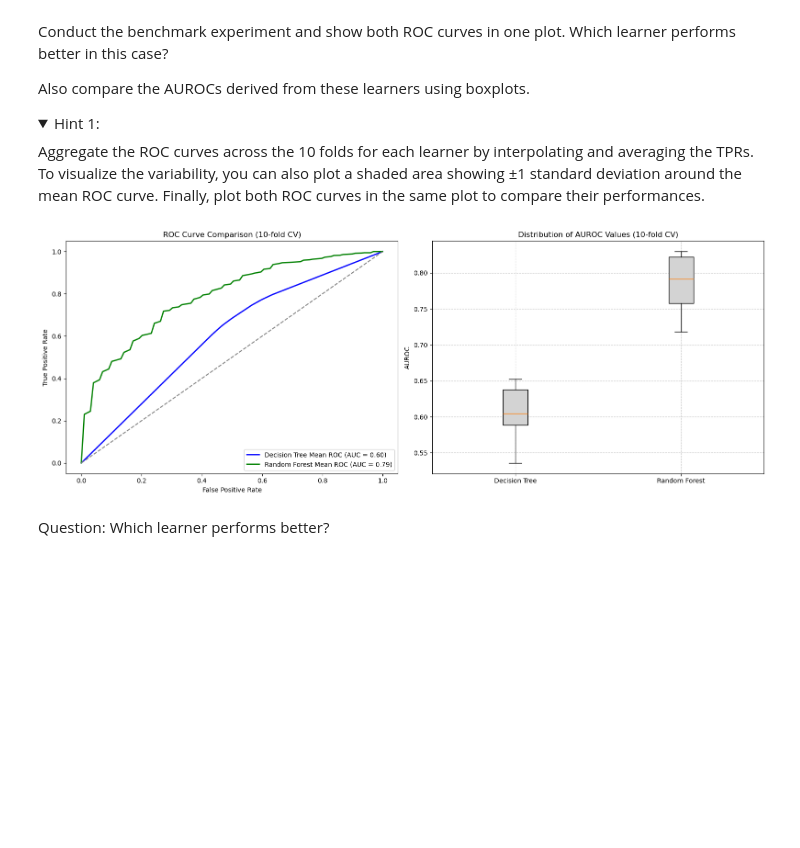
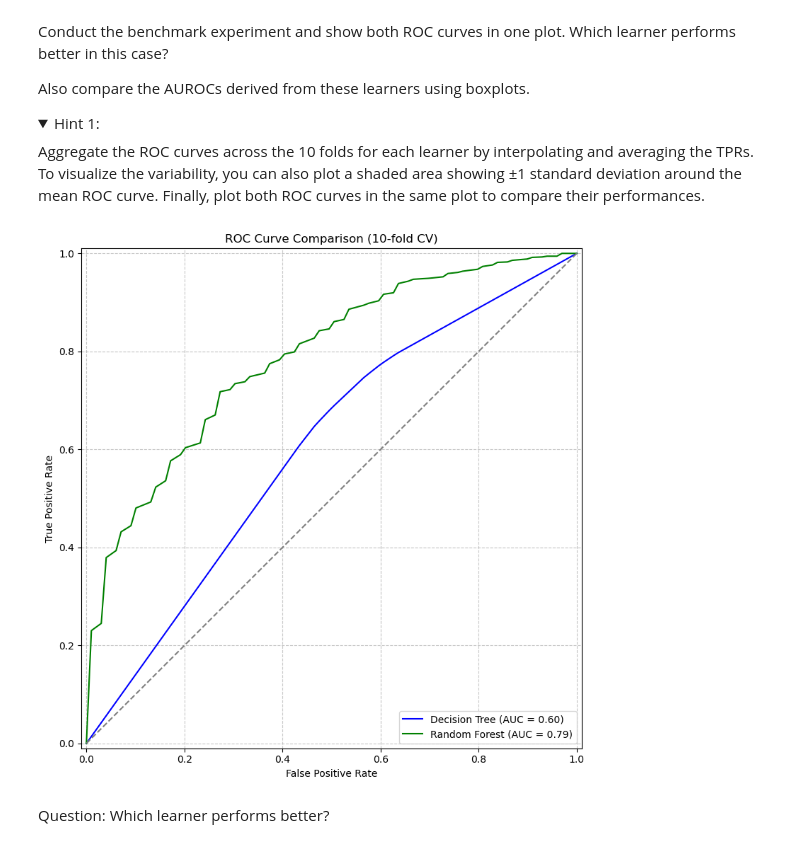
Before and after one commit to slds-lmu/lecture_appml, a Jupyter notebook: exercises/07_imbalancy_correction/07_1_roc_analysis_threshold_tuning_py.ipynb, the cells around one changed output. Drawn from its saved outputs; the diff is of its cells as text; code cells hidden in the pictures; folded sections open; blank space fills up the shorter version.

```diff
--- a/exercises/07_imbalancy_correction/07_1_roc_analysis_threshold_tuning_py.ipynb
+++ b/exercises/07_imbalancy_correction/07_1_roc_analysis_threshold_tuning_py.ipynb
@@ -236,0 +218,13 @@ Finally, use `plt.plot()` to visualize how the cost varies with the threshold an
+# %%
+#===SOLUTION===
+
+# Define the cost matrix as a 2x2 ndarray
+# Rows represent predicted class (0: "good", 1: "bad")
+# Columns represent true class (0: "good", 1: "bad")
+# - Correct predictions cost 0.
+# - False negative (actual "good", predicted "bad") costs 1.
+# - False positive (actual "bad", predicted "good") costs 4.
+cost_matrix = np.array([
+    [0, 4],
+    [1, 0]
+])
@@ -339,7 +416,7 @@ Aggregate the ROC curves across the 10 folds for each learner by interpolating a
 #===SOLUTION===
 
 from sklearn.tree import DecisionTreeClassifier
-from sklearn.model_selection import StratifiedKFold
+from sklearn.metrics import RocCurveDisplay
 
 learners = {
     "Decision Tree": DecisionTreeClassifier(random_state=42),
@@ -348,75 +425,62 @@ learners = {
 
 skf = StratifiedKFold(n_splits=10, shuffle=True, random_state=42)
 
-# Prepare a dictionary to store ROC data for each learner.
 roc_data = {name: [] for name in learners.keys()}
+auc_values = {name: [] for name in learners.keys()}
 
 for learner_name, learner in learners.items():
     for train_idx, test_idx in skf.split(X, y):
         X_train, X_test = X.iloc[train_idx], X.iloc[test_idx]
         y_train, y_test = y.iloc[train_idx], y.iloc[test_idx]
 
         learner.fit(X_train, y_train)
         probs = learner.predict_proba(X_test)
         pos_idx = list(learner.classes_).index("good")
         probs_good = probs[:, pos_idx]
 
         fpr, tpr, thresholds = roc_curve(y_test, probs_good, pos_label="good")
         auc_value = roc_auc_score((y_test == "good").astype(int), probs_good)
 
-        roc_data[learner_name].append((fpr, tpr, thresholds, auc_value))
+        roc_data[learner_name].append((fpr, tpr, thresholds))
+        auc_values[learner_name].append(auc_value)
 
-# Create a figure with two subplots
-fig, (ax1, ax2) = plt.subplots(1, 2, figsize=(16, 6))
+# Create a figure for the ROC curve plot
+plt.figure(figsize=(8, 8))
 
 # Colors for the different learners
 colors = {"Decision Tree": "blue", "Random Forest": "green"}
 
-# Dictionary to store AUC values for boxplot
-auc_values = {name: [] for name in learners.keys()}
-
-# Left subplot: Mean ROC curves
-for learner_name, curves in roc_data.items():
-    # Store interpolated TPRs and AUCs for averaging.
+for learner_name in learners.keys():
     mean_fpr = np.linspace(0, 1, 100)
     interp_tprs = []
-    aucs = []
 
-    for (fpr, tpr, thresholds, auc_value) in curves:
-        # Interpolate TPR values for the mean ROC curve.
+    for fpr, tpr, _ in roc_data[learner_name]:
         interp_tpr = np.interp(mean_fpr, fpr, tpr)
-        interp_tpr[0] = 0.0  # ensure it starts at 0
+        interp_tpr[0] = 0.0
         interp_tprs.append(interp_tpr)
-        aucs.append(auc_value)
-        auc_values[learner_name].append(auc_value)
 
-    # Calculate the mean TPR and AUC.
     mean_tpr = np.mean(interp_tprs, axis=0)
     mean_tpr[-1] = 1.0
-    mean_auc = np.mean(aucs)
+    mean_auc = np.mean(auc_values[learner_name])
 
-    ax1.plot(mean_fpr, mean_tpr, color=colors[learner_name],
-             label=f"{learner_name} Mean ROC (AUC = {mean_auc:.2f})",
-             linewidth=2)
+    RocCurveDisplay(
+        fpr=mean_fpr,
+        tpr=mean_tpr,
+        roc_auc=mean_auc,
+        estimator_name=learner_name
+    ).plot(ax=plt.gca(), color=colors[learner_name])
 
-ax1.plot([0, 1], [0, 1], linestyle="--", color="gray")
-ax1.set_xlabel("False Positive Rate")
-ax1.set_ylabel("True Positive Rate")
-ax1.set_title("ROC Curve Comparison (10-fold CV)")
-ax1.legend(loc="lower right")
-
-# Right subplot: Boxplot of AUC values
-boxplot_data = [auc_values[name] for name in learners.keys()]
-ax2.boxplot(boxplot_data, labels=list(learners.keys()), patch_artist=True,
-           boxprops=dict(facecolor="lightgray"))
-ax2.set_ylabel("AUROC")
-ax2.set_title("Distribution of AUROC Values (10-fold CV)")
-ax2.grid(True, linestyle='--', alpha=0.7)
+plt.plot([0, 1], [0, 1], linestyle="--", color="gray")
+plt.xlabel("False Positive Rate")
+plt.ylabel("True Positive Rate")
+plt.title("ROC Curve Comparison (10-fold CV)")
+plt.legend(loc="lower right")
+plt.grid(True, linestyle='--', alpha=0.7)
 
 plt.tight_layout()
 plt.show()
 # %% [output]
-[figure, old version]
+[figure, new version]
 # %% [markdown]
 Question: Which learner performs better?
 # %% [markdown]
```
Also changed, not shown: parts of 10 cells of this notebook, 1 other file.
